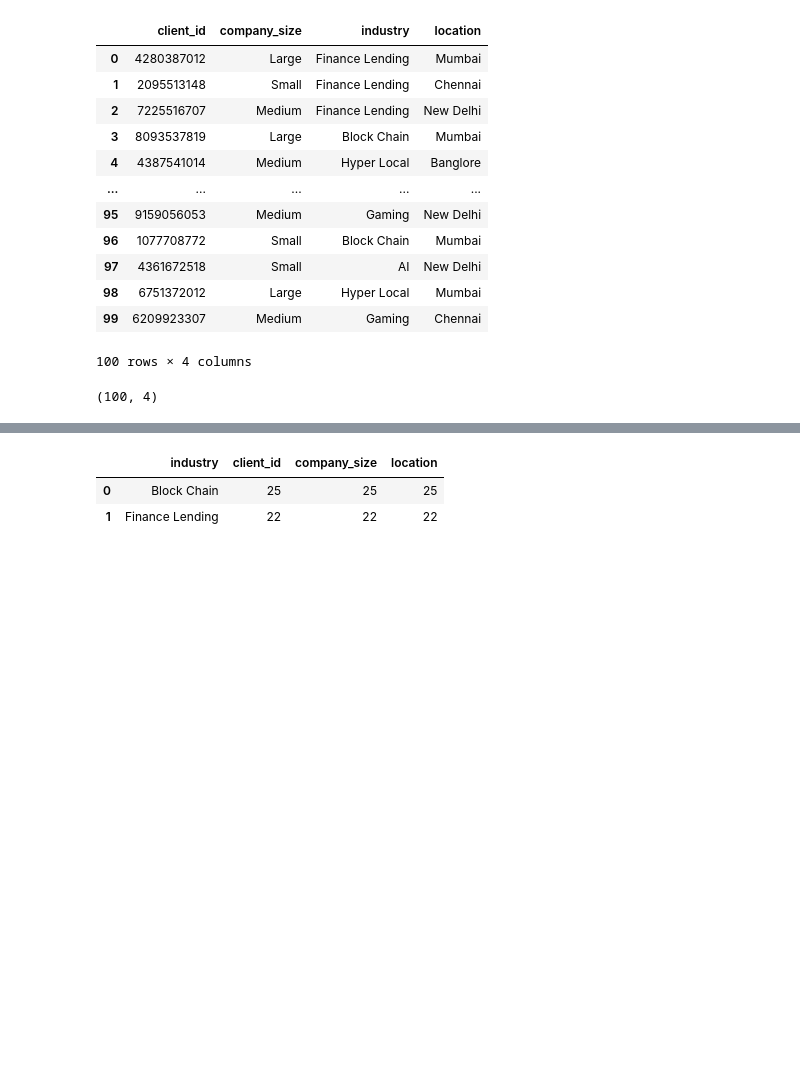
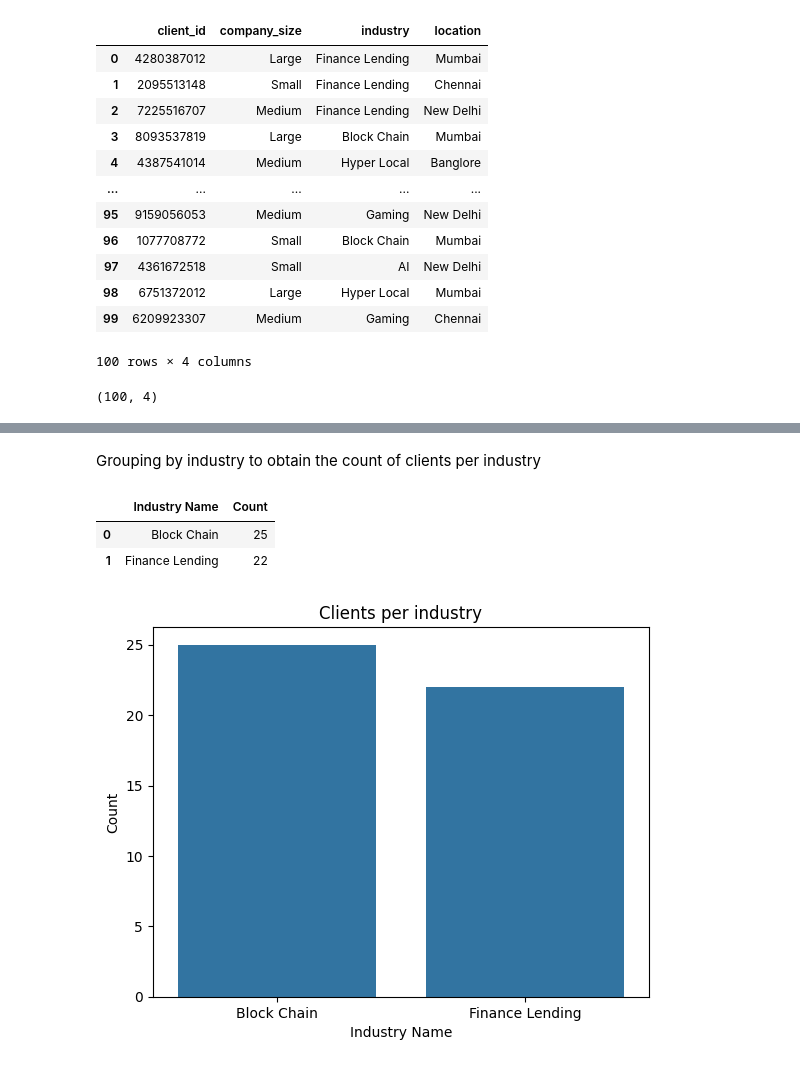
Before and after one commit to santoshsriharsha/analyze-financial-data, a Jupyter notebook: Q1-clients-count/01-Client_Industry_Count.ipynb, the cells around one changed output, grey strips where cells are left out. Cells and saved outputs as stored; diff of their text form; code cells hidden in the pictures; blank space fills up the shorter version.

Commit message:
Add bar chart for Q1 and add comments

```diff
--- a/Q1-clients-count/01-Client_Industry_Count.ipynb
+++ b/Q1-clients-count/01-Client_Industry_Count.ipynb
@@ -25,4 +31,3 @@ clients_details_df.shape
 # %%
-condition1 = clients_details_df['industry'] == 'Finance Lending'
-condition2 = clients_details_df['industry'] == 'Block Chain'
-filtered_clients_df = clients_details_df[condition1 | condition2]
+condition = (clients_details_df['industry'] == 'Finance Lending') | (clients_details_df['industry'] == 'Block Chain')
+filtered_clients_df = clients_details_df[condition]
@@ -29,16 +54,25 @@ filtered_clients_df = clients_details_df[condition1 | condition2]
+# %% [markdown]
+Grouping by industry to obtain the count of clients per industry
 # %%
 grouped_clients_df = filtered_clients_df.groupby('industry').count()
 # %%
 grouped_clients_df = grouped_clients_df.reset_index()
-# %%
-grouped_clients_df
-# %% [output]
-|  | industry | client_id | company_size | location |
-| 0 | Block Chain | 25 | 25 | 25 |
-| 1 | Finance Lending | 22 | 22 | 22 |
 # %%
 grouped_clients_df = grouped_clients_df[['industry', 'client_id']]
 # %%
 grouped_clients_df.columns = ['Industry Name', 'Count']
+# %%
+grouped_clients_df
+# %% [output]
+|  | Industry Name | Count |
+| 0 | Block Chain | 25 |
+| 1 | Finance Lending | 22 |
 # %%
 grouped_clients_df.to_csv('result_client_industry_count.csv', index = False)
+# %%
+sns.barplot(grouped_clients_df, x = 'Industry Name', y = 'Count')
+plt.title('Clients per industry')
+plt.savefig('clients_per_industry.png', dpi = 300)
+plt.show()
+# %% [output]
+[figure, added]
```
Also changed, not shown: parts of 4 cells of this notebook, 1 other file.
